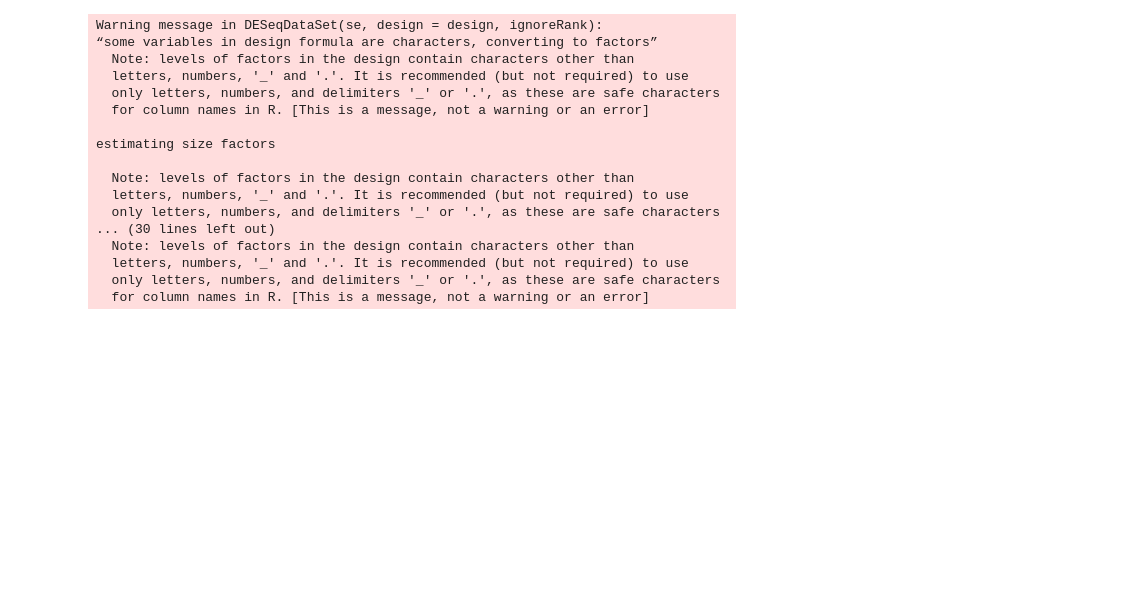
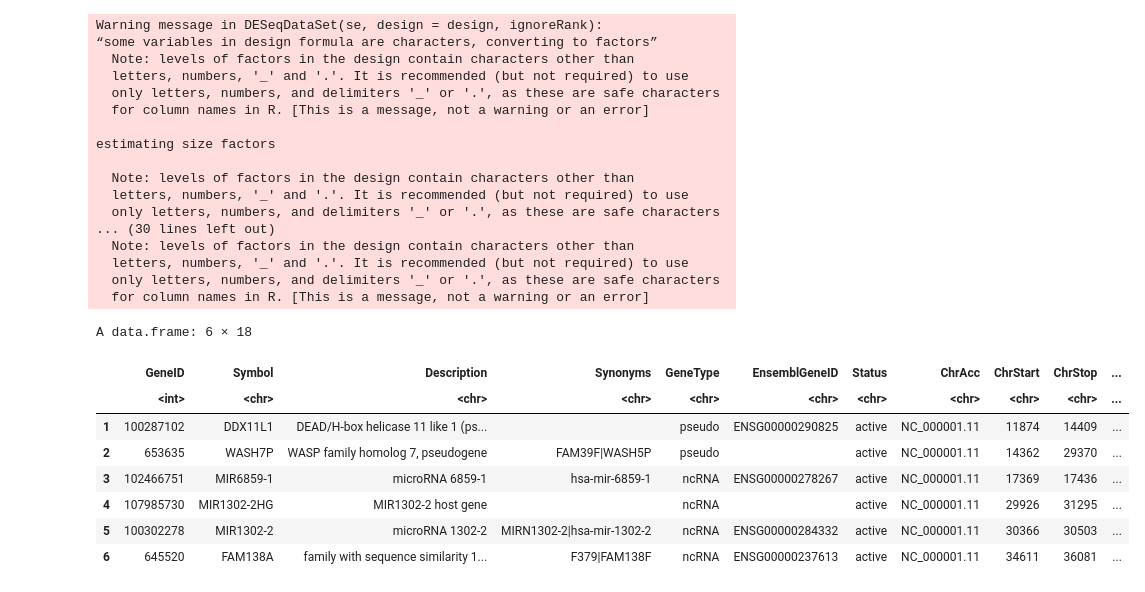
Before and after one commit to gKylie29/final-project-pipeline, a Jupyter notebook: rna-seq-pipeline.ipynb, the cells around one changed output. Saved outputs shown, nothing was run; the diff lists cells and outputs as text; code cells hidden in the pictures; blank space fills up the shorter version.

Commit message:
downloaded gene annot table to match gene ids to gene symbols

```diff
--- a/rna-seq-pipeline.ipynb
+++ b/rna-seq-pipeline.ipynb
@@ -217,3 +217,28 @@ estimating size factors
   letters, numbers, '_' and '.'. It is recommended (but not required) to use
   only letters, numbers, and delimiters '_' or '.', as these are safe characters
   for column names in R. [This is a message, not a warning or an error]
+# %%
+#Get gene annotations to map gene IDs to their gene symbols
+
+create_gene_annot_table <- function(gene_annot_file)
+
+    {
+
+    gene_annot_table <- read.table(gene_annot_file, header=TRUE,
+                                   sep = "\t", fill=TRUE, quote="")
+
+    gene_annot_table_filtered <- gene_annot_table %>% select(GeneID, Symbol)
+
+    return (gene_annot_table_filtered)
+
+}
+# %% [output]
+A data.frame: 6 × 18
+|  | GeneID | Symbol | Description | Synonyms | GeneType | EnsemblGeneID | Status | ChrAcc | ChrStart | ChrStop | ... |
+|  | <int> | <chr> | <chr> | <chr> | <chr> | <chr> | <chr> | <chr> | <chr> | <chr> | ... |
+| 1 | 100287102 | DDX11L1 | DEAD/H-box helicase 11 like 1 (ps... |  | pseudo | ENSG00000290825 | active | NC_000001.11 | 11874 | 14409 | ... |
+| 2 | 653635 | WASH7P | WASP family homolog 7, pseudogene | FAM39F|WASH5P | pseudo |  | active | NC_000001.11 | 14362 | 29370 | ... |
+| 3 | 102466751 | MIR6859-1 | microRNA 6859-1 | hsa-mir-6859-1 | ncRNA | ENSG00000278267 | active | NC_000001.11 | 17369 | 17436 | ... |
+| 4 | 107985730 | MIR1302-2HG | MIR1302-2 host gene |  | ncRNA |  | active | NC_000001.11 | 29926 | 31295 | ... |
+| 5 | 100302278 | MIR1302-2 | microRNA 1302-2 | MIRN1302-2|hsa-mir-1302-2 | ncRNA | ENSG00000284332 | active | NC_000001.11 | 30366 | 30503 | ... |
+| 6 | 645520 | FAM138A | family with sequence similarity 1... | F379|FAM138F | ncRNA | ENSG00000237613 | active | NC_000001.11 | 34611 | 36081 | ... |
```
Also changed, not shown: parts of 1 cell of this notebook, 1 other file.
